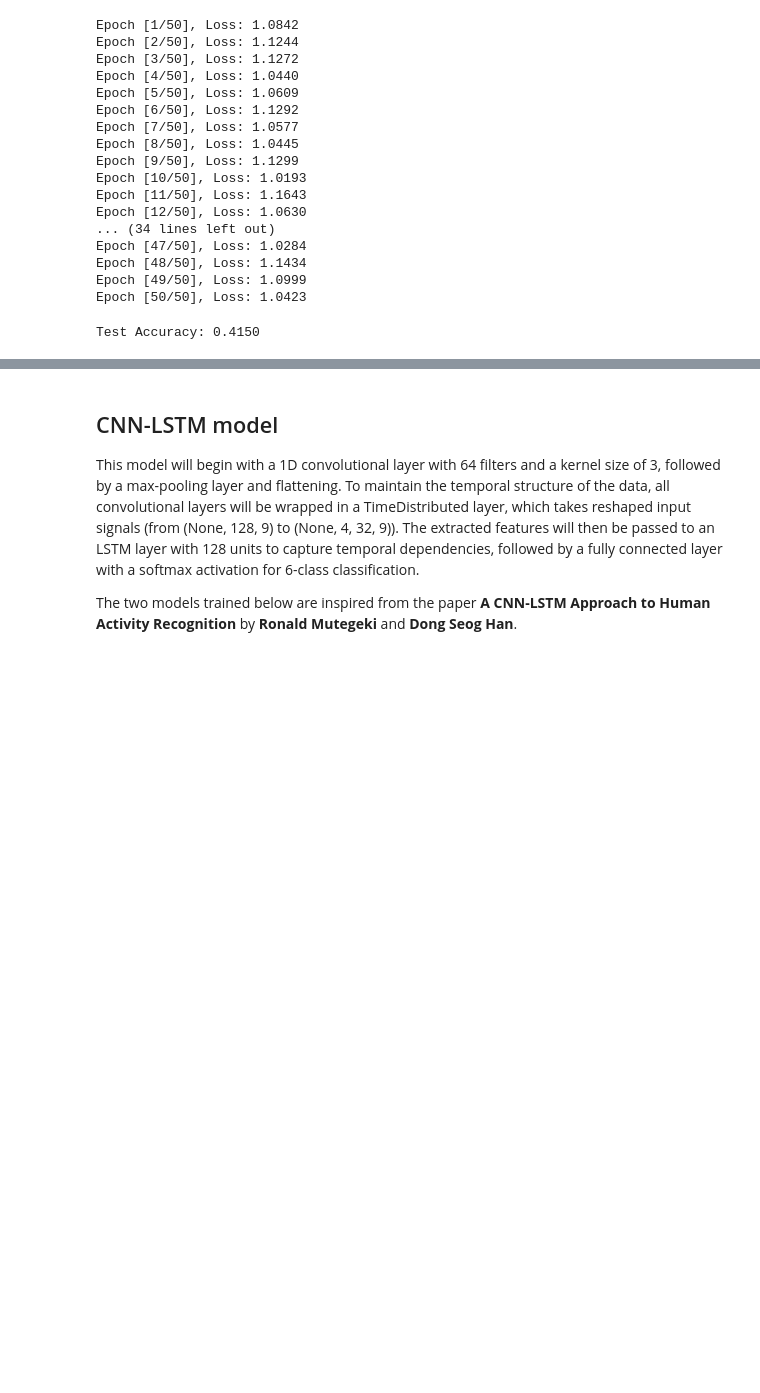
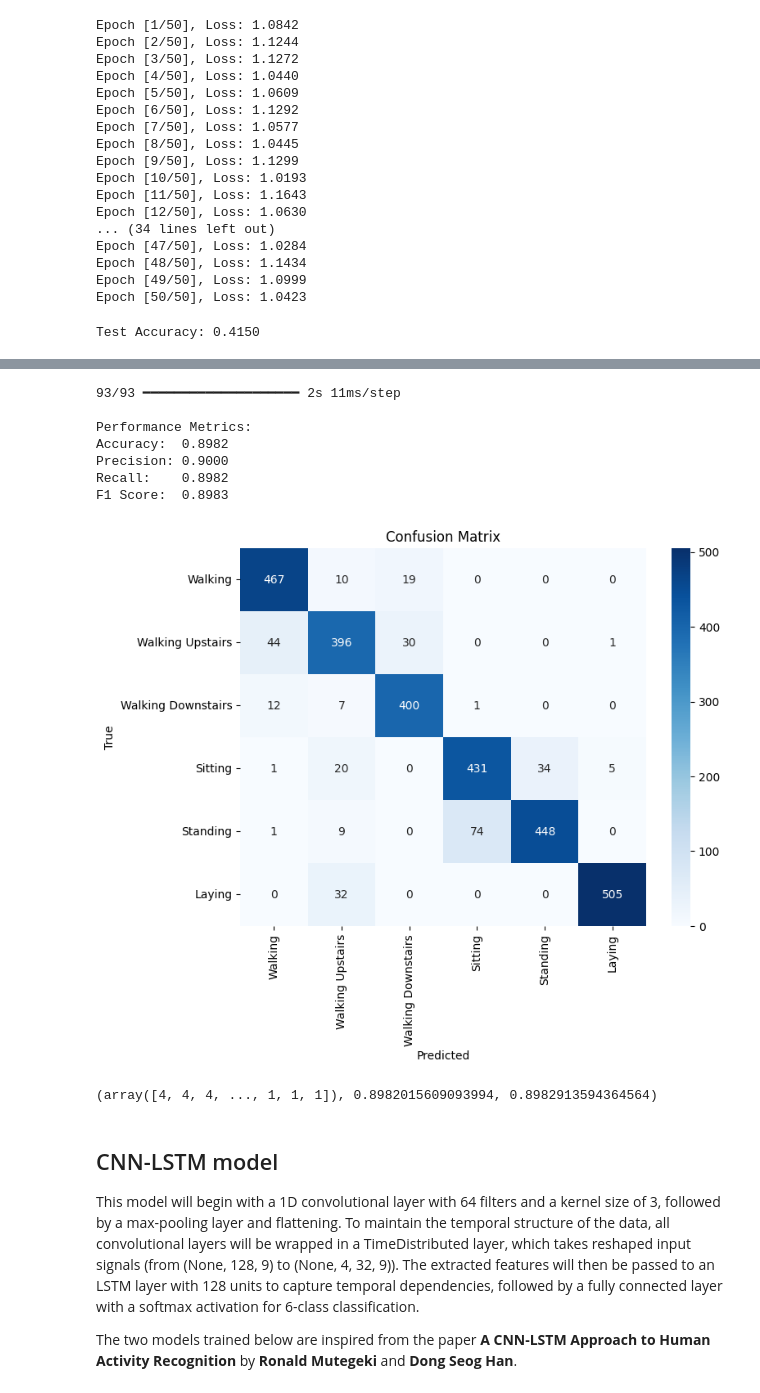
Before and after one commit to samarth2015/UCI-HAR_CNN_LSTM, a Jupyter notebook: CNN_LSTM.ipynb, the cells around one changed output, grey strips where cells are left out. Drawn from its saved outputs; the diff is of its cells as text; code cells hidden in the pictures; blank space fills up the shorter version.

```diff
--- a/CNN_LSTM.ipynb
+++ b/CNN_LSTM.ipynb
@@ -308,0 +497,9 @@ Test Accuracy: 0.4150
+# %%
+model2 = create_cnn_dense(input_shape=(128, 13), num_classes=6)
+model2.compile(
+    optimizer=Adam(learning_rate=0.0001),
+    loss=CategoricalCrossentropy(),
+    metrics=['accuracy']
+)
+
+model2.summary()
@@ -308,0 +530,8 @@ Test Accuracy: 0.4150
+# %%
+model2.fit(
+    X_train,
+    one_hot_labels,
+    batch_size=16,
+    epochs=50,
+    validation_split=0.2
+)
@@ -309,3 +557,15 @@ Test Accuracy: 0.4150
+# %%
+get_metrics(model2, X_test, labels_test)
+# %% [output]
+93/93 ━━━━━━━━━━━━━━━━━━━━ 2s 11ms/step
+
+Performance Metrics:
+Accuracy:  0.8982
+Precision: 0.9000
+Recall:    0.8982
+F1 Score:  0.8983
+[figure, added]
+(array([4, 4, 4, ..., 1, 1, 1]), 0.8982015609093994, 0.8982913594364564)
 # %% [markdown]
 ## CNN-LSTM model
 
```
Also changed, not shown: parts of 29 cells of this notebook.
